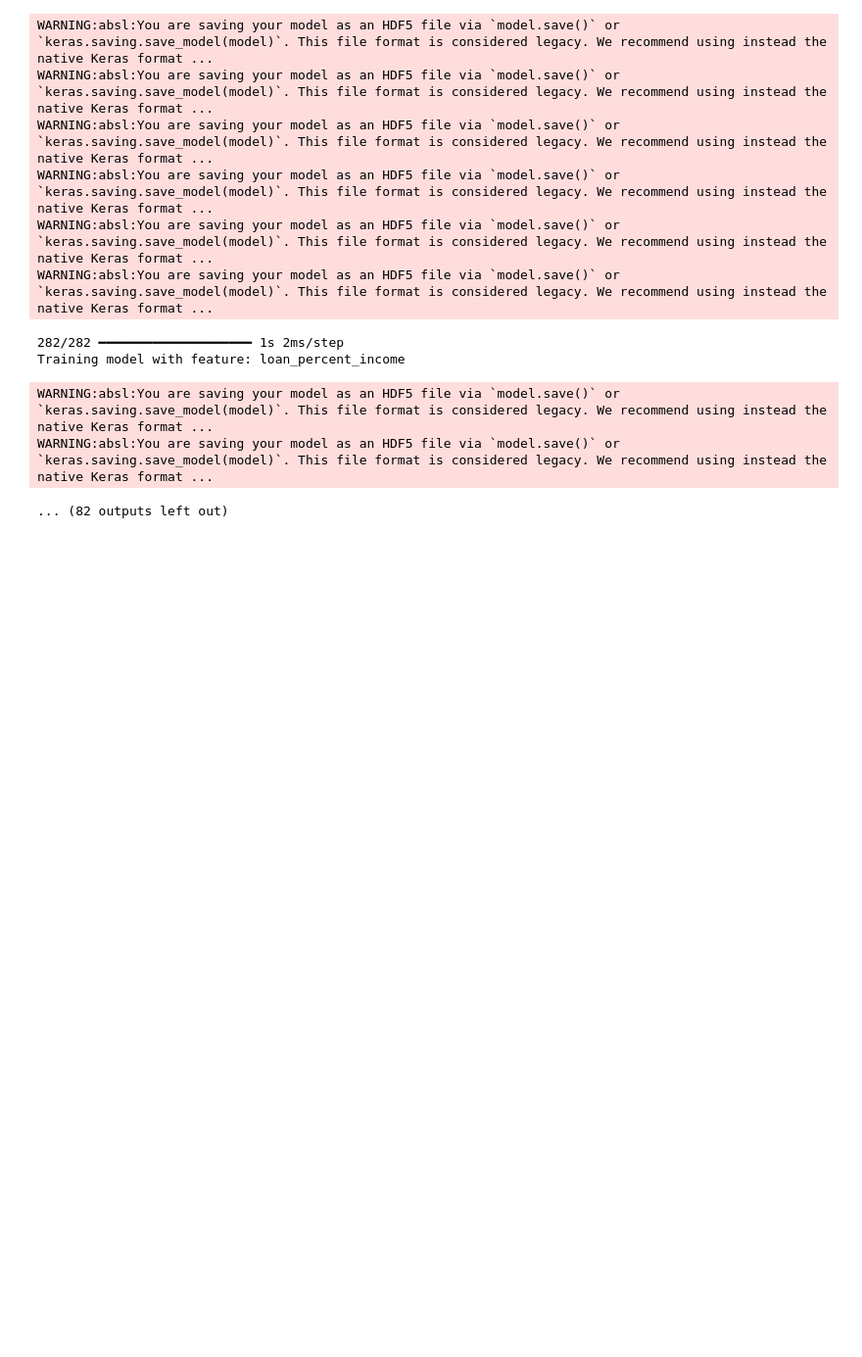
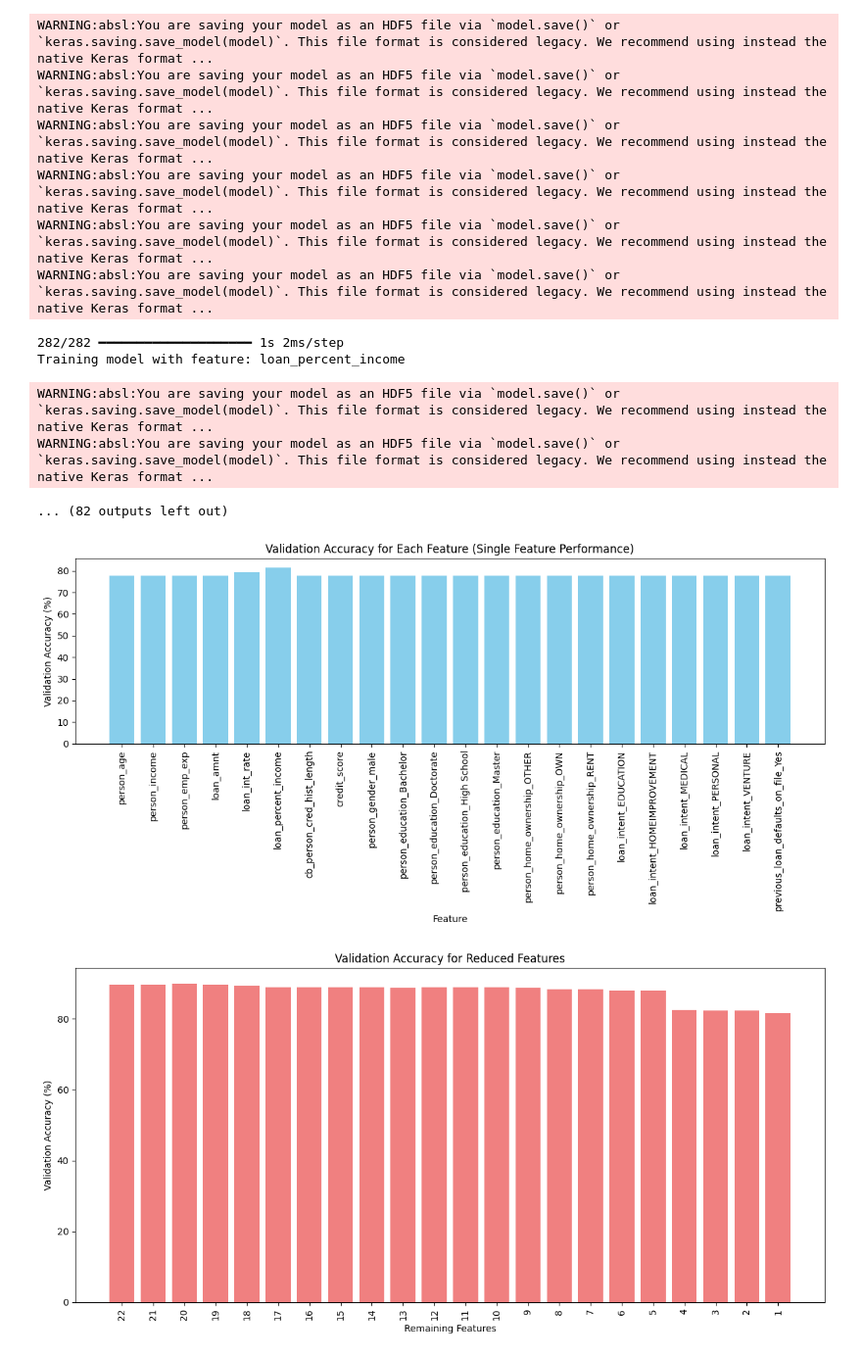
Before and after one commit to Cstokes-ai/AIProject, a Jupyter notebook: Phase4.ipynb, the cells around one changed output. Shown at 98% size. Cells and saved outputs as stored; diff of their text form; code cells hidden in the pictures; blank space fills up the shorter version.

```diff
--- a/Phase4.ipynb
+++ b/Phase4.ipynb
@@ -505,3 +505,42 @@ Training model with feature: loan_percent_income
 WARNING:absl:You are saving your model as an HDF5 file via `model.save()` or `keras.saving.save_model(model)`. This file format is considered legacy. We recommend using instead the native Keras format ...
 WARNING:absl:You are saving your model as an HDF5 file via `model.save()` or `keras.saving.save_model(model)`. This file format is considered legacy. We recommend using instead the native Keras format ...
 ... (82 outputs left out)
+# %%
+import pandas as pd
+import matplotlib.pyplot as plt
+
+# Load the single feature performance results
+single_feature_results = pd.read_csv("single_feature_results.csv")
+
+# Plot the bar chart for single feature performance
+plt.figure(figsize=(12, 6))
+plt.bar(single_feature_results["Feature"], single_feature_results["Validation Accuracy"], color='skyblue')
+plt.xticks(rotation=90)
+plt.xlabel('Feature')
+plt.ylabel('Validation Accuracy (%)')
+plt.title('Validation Accuracy for Each Feature (Single Feature Performance)')
+plt.tight_layout()
+plt.savefig('single_feature_performance_barplot.png')
+plt.show()
+
+# Load the reduced feature performance results
+reduced_feature_results = pd.DataFrame({
+    "Remaining Features": [22, 21, 20, 19, 18, 17, 16, 15, 14, 13, 12, 11, 10, 9, 8, 7, 6, 5, 4, 3, 2, 1],
+    "Validation Accuracy": [89.7, 89.666665, 89.766669, 89.7, 89.177775, 88.9, 88.788891, 88.788891, 88.833332,
+                            88.733333, 88.788891, 88.777781, 88.777781, 88.577777, 88.266665, 88.233334, 87.988889,
+                            87.955558, 82.366669, 82.244444, 82.211113, 81.588888]
+})
+
+# Plot the bar chart for reduced feature performance
+plt.figure(figsize=(12, 6))
+plt.bar(reduced_feature_results["Remaining Features"].astype(str), reduced_feature_results["Validation Accuracy"], color='lightcoral')
+plt.xticks(rotation=90)
+plt.xlabel('Remaining Features')
+plt.ylabel('Validation Accuracy (%)')
+plt.title('Validation Accuracy for Reduced Features')
+plt.tight_layout()
+plt.savefig('reduced_feature_performance_barplot.png')
+plt.show()
+# %% [output]
+[figure, added]
+[figure, added]
```
Also changed, not shown: 8 other files.
